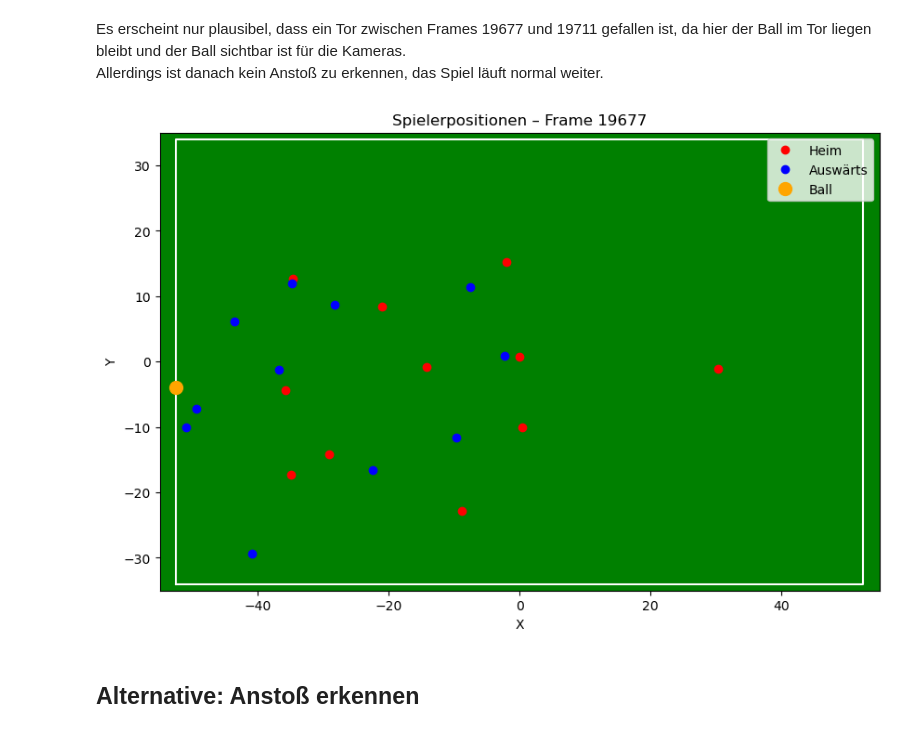
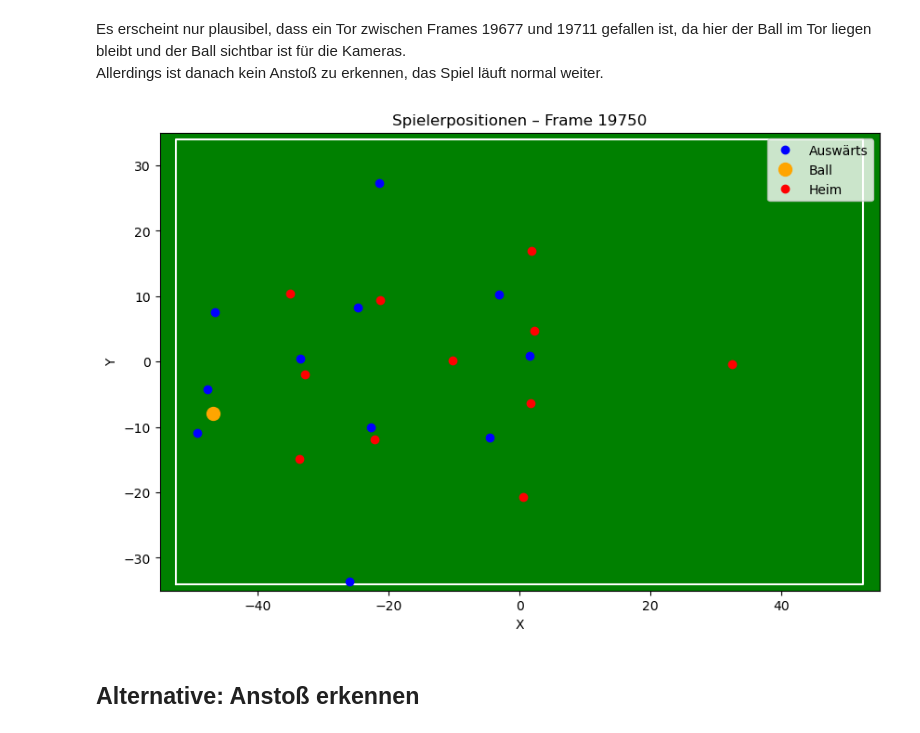
Before and after one commit to FelixFritz02/Eintracht-Data-Project, a Jupyter notebook: data_exploration.ipynb, the cells around one changed output. Cells and saved outputs as stored; diff of their text form; code cells hidden in the pictures.

```diff
--- a/data_exploration.ipynb
+++ b/data_exploration.ipynb
@@ -16,0 +8,2 @@ tracking_data.head()
+# %%
+tracking_data = tracking_data.sort_values(by='FRAME').reset_index(drop=True)
@@ -225,8 +244,8 @@ tracking_ball[(tracking_ball['IS_VISIBLE'] == True) & (tracking_ball['X'] > -53)
 Es erscheint nur plausibel, dass ein Tor zwischen Frames 19677 und 19711 gefallen ist, da hier der Ball im Tor liegen bleibt und der Ball sichtbar ist für die Kameras.
 Allerdings ist danach kein Anstoß zu erkennen, das Spiel läuft normal weiter.
 # %%
-plot_spieler(tracking_data, 19677, away_team_ids, home_team_ids)
+plot_spieler(tracking_data, 19750, away_team_ids, home_team_ids)
 # %% [output]
-[figure, old version]
+[figure, new version]
 # %% [markdown]
 ## Alternative: Anstoß erkennen
```
Also changed, not shown: parts of 22 cells of this notebook, 4 other files.
